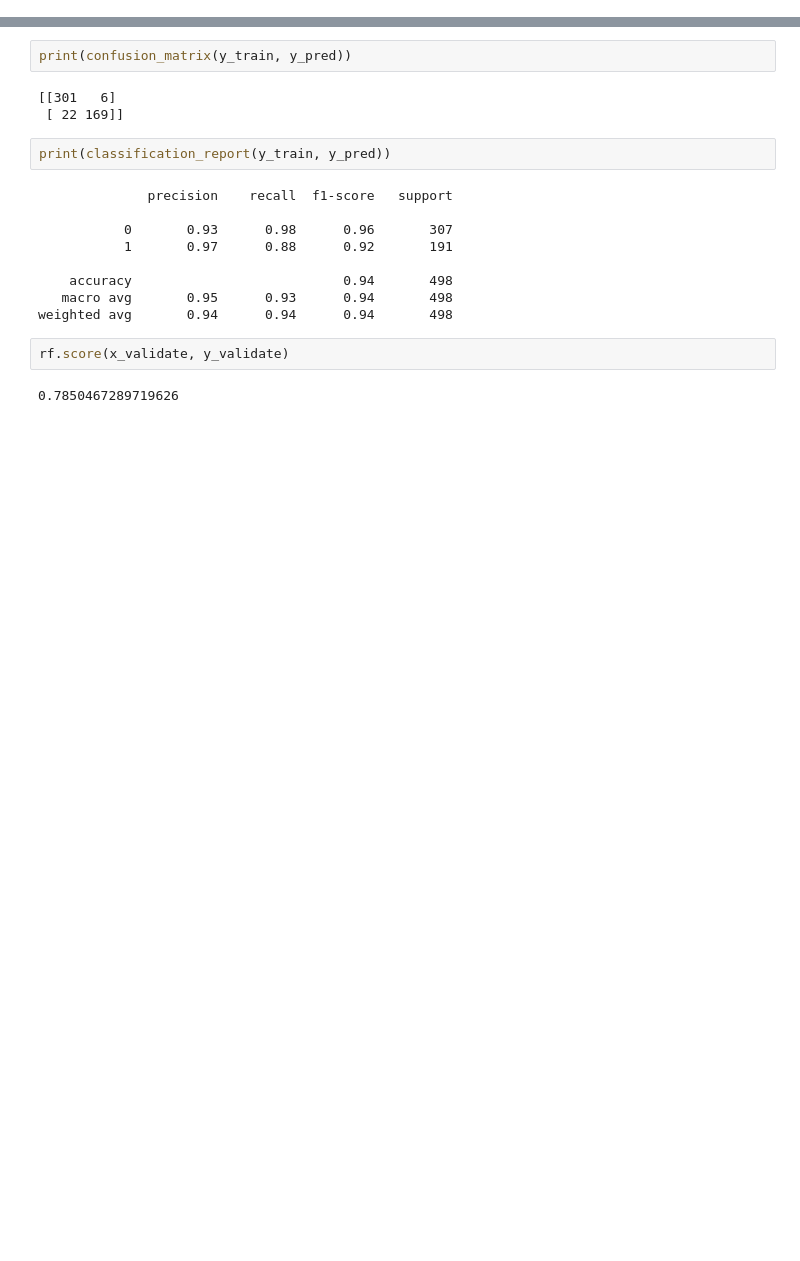
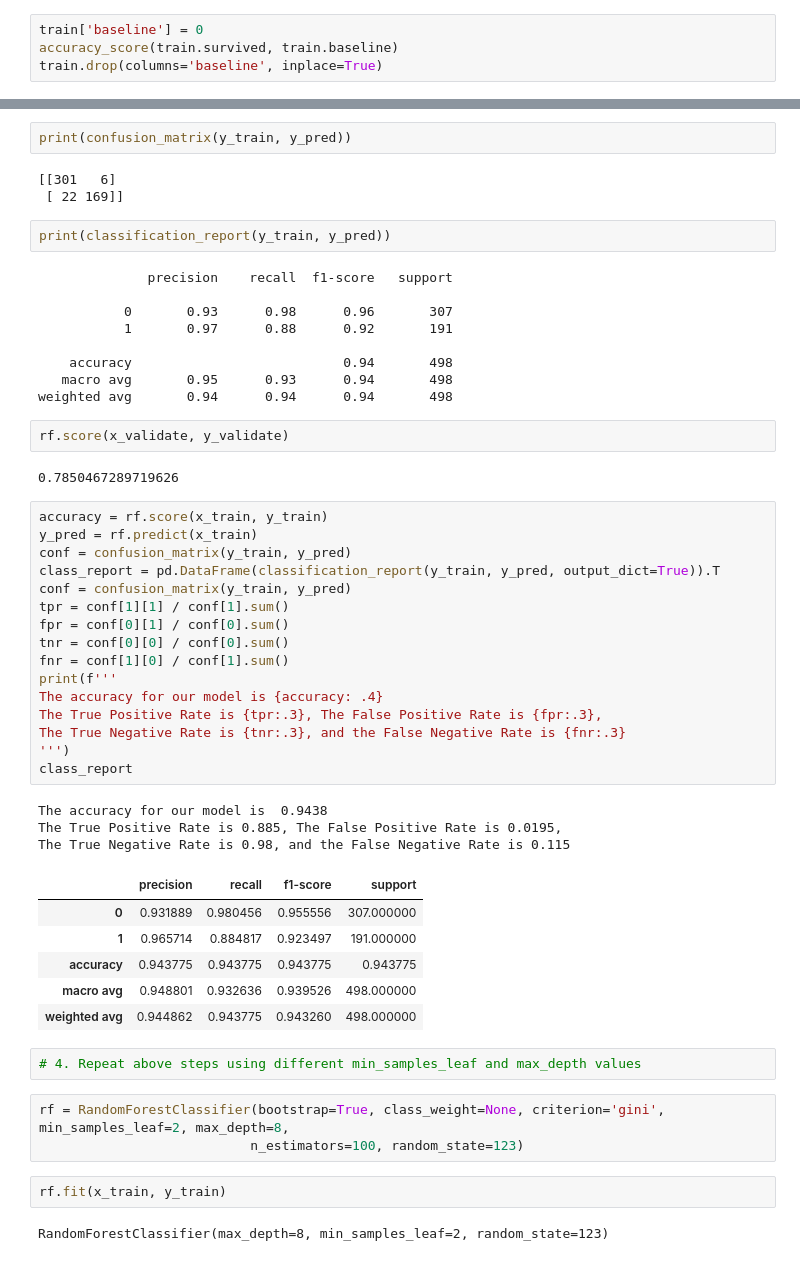
Before and after one commit to watermanbrandyn/classification-exercises, a Jupyter notebook: model.ipynb, the cells around one changed output, grey strips where cells are left out. Saved outputs shown, nothing was run; the diff lists cells and outputs as text; blank space fills up the shorter version.

```diff
--- a/model.ipynb
+++ b/model.ipynb
@@ -468,6 +520,10 @@ train, validate, test = train_validate_test_split(titanic, 'survived', seed=123)
 train.shape, validate.shape, test.shape
 # %% [output]
 ((498, 9), (214, 9), (179, 9))
+# %%
+train['baseline'] = 0
+accuracy_score(train.survived, train.baseline)
+train.drop(columns='baseline', inplace=True)
 # %%
 x_train = train.drop(columns='survived')
 y_train = train.survived
@@ -516,3 +572,38 @@ weighted avg       0.94      0.94      0.94       498
 rf.score(x_validate, y_validate)
 # %% [output]
 0.7850467289719626
+# %%
+accuracy = rf.score(x_train, y_train)
+y_pred = rf.predict(x_train)
+conf = confusion_matrix(y_train, y_pred)
+class_report = pd.DataFrame(classification_report(y_train, y_pred, output_dict=True)).T
+conf = confusion_matrix(y_train, y_pred)
+tpr = conf[1][1] / conf[1].sum()
+fpr = conf[0][1] / conf[0].sum()
+tnr = conf[0][0] / conf[0].sum()
+fnr = conf[1][0] / conf[1].sum()
+print(f'''
+The accuracy for our model is {accuracy: .4}
+The True Positive Rate is {tpr:.3}, The False Positive Rate is {fpr:.3},
+The True Negative Rate is {tnr:.3}, and the False Negative Rate is {fnr:.3}
+''')
+class_report
+# %% [output]
+The accuracy for our model is  0.9438
+The True Positive Rate is 0.885, The False Positive Rate is 0.0195,
+The True Negative Rate is 0.98, and the False Negative Rate is 0.115
+|  | precision | recall | f1-score | support |
+| 0 | 0.931889 | 0.980456 | 0.955556 | 307.000000 |
+| 1 | 0.965714 | 0.884817 | 0.923497 | 191.000000 |
+| accuracy | 0.943775 | 0.943775 | 0.943775 | 0.943775 |
+| macro avg | 0.948801 | 0.932636 | 0.939526 | 498.000000 |
+| weighted avg | 0.944862 | 0.943775 | 0.943260 | 498.000000 |
+# %%
+# 4. Repeat above steps using different min_samples_leaf and max_depth values
+# %%
+rf = RandomForestClassifier(bootstrap=True, class_weight=None, criterion='gini', min_samples_leaf=2, max_depth=8,
+                           n_estimators=100, random_state=123)
+# %%
+rf.fit(x_train, y_train)
+# %% [output]
+RandomForestClassifier(max_depth=8, min_samples_leaf=2, random_state=123)
```
Also changed, not shown: parts of 29 cells of this notebook.
